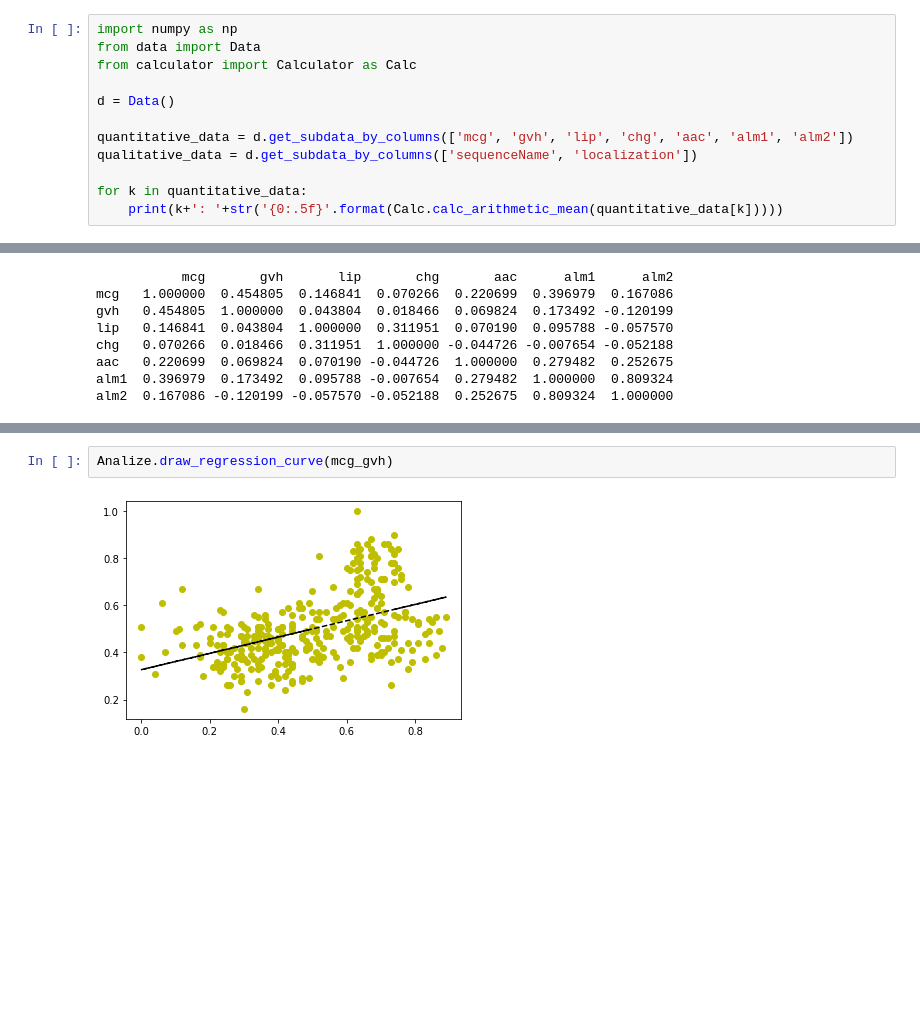
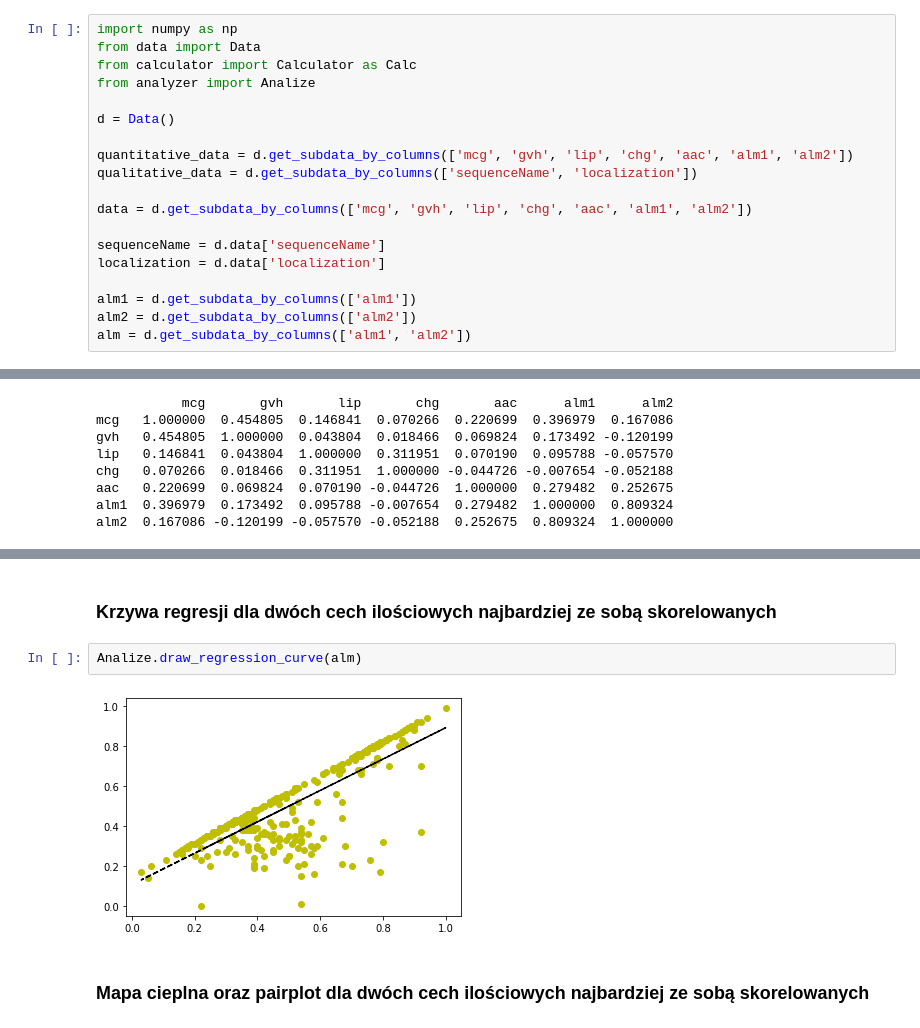
Before and after one commit to NozderkaJakub/python-zadanie-3, a Jupyter notebook: Untitled.ipynb, the cells around one changed output, grey strips where cells are left out. Cells and saved outputs as stored; diff of their text form; blank space fills up the shorter version.

Commit message:
Added pairplot and some other changes

```diff
--- a/Untitled.ipynb
+++ b/Untitled.ipynb
@@ -20,11 +6,18 @@ Successfully installed pandas-0.25.3 pytz-2019.3
 import numpy as np
 from data import Data
 from calculator import Calculator as Calc
+from analyzer import Analize
 
 d = Data()
 
 quantitative_data = d.get_subdata_by_columns(['mcg', 'gvh', 'lip', 'chg', 'aac', 'alm1', 'alm2'])
 qualitative_data = d.get_subdata_by_columns(['sequenceName', 'localization'])
 
-for k in quantitative_data:
-    print(k+': '+str('{0:.5f}'.format(Calc.calc_arithmetic_mean(quantitative_data[k]))))
+data = d.get_subdata_by_columns(['mcg', 'gvh', 'lip', 'chg', 'aac', 'alm1', 'alm2'])
+
+sequenceName = d.data['sequenceName']
+localization = d.data['localization']
+
+alm1 = d.get_subdata_by_columns(['alm1'])
+alm2 = d.get_subdata_by_columns(['alm2'])
+alm = d.get_subdata_by_columns(['alm1', 'alm2'])
@@ -124,5 +73,9 @@ Analize.histogram(mcg_gvh)
+# %% [markdown]
+### Krzywa regresji dla dwóch cech ilościowych najbardziej ze sobą skorelowanych
 # %%
-Analize.draw_regression_curve(mcg_gvh)
+Analize.draw_regression_curve(alm)
 # %% [output]
-[figure, old version]
+[figure, new version]
+# %% [markdown]
+### Mapa cieplna oraz pairplot dla dwóch cech ilościowych najbardziej ze sobą skorelowanych
 # %%
```
Also changed, not shown: parts of 26 cells of this notebook, 3 other files.
